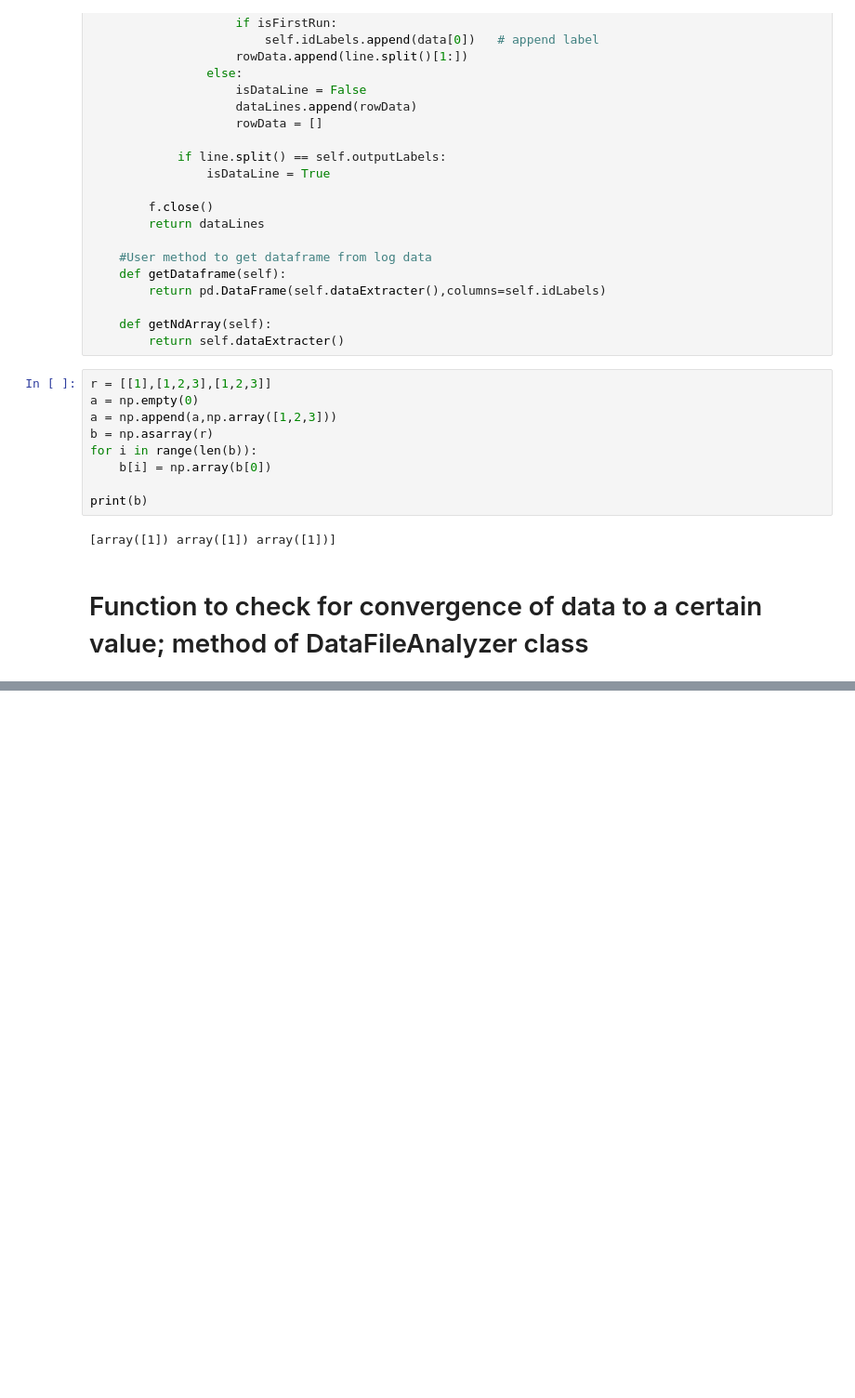
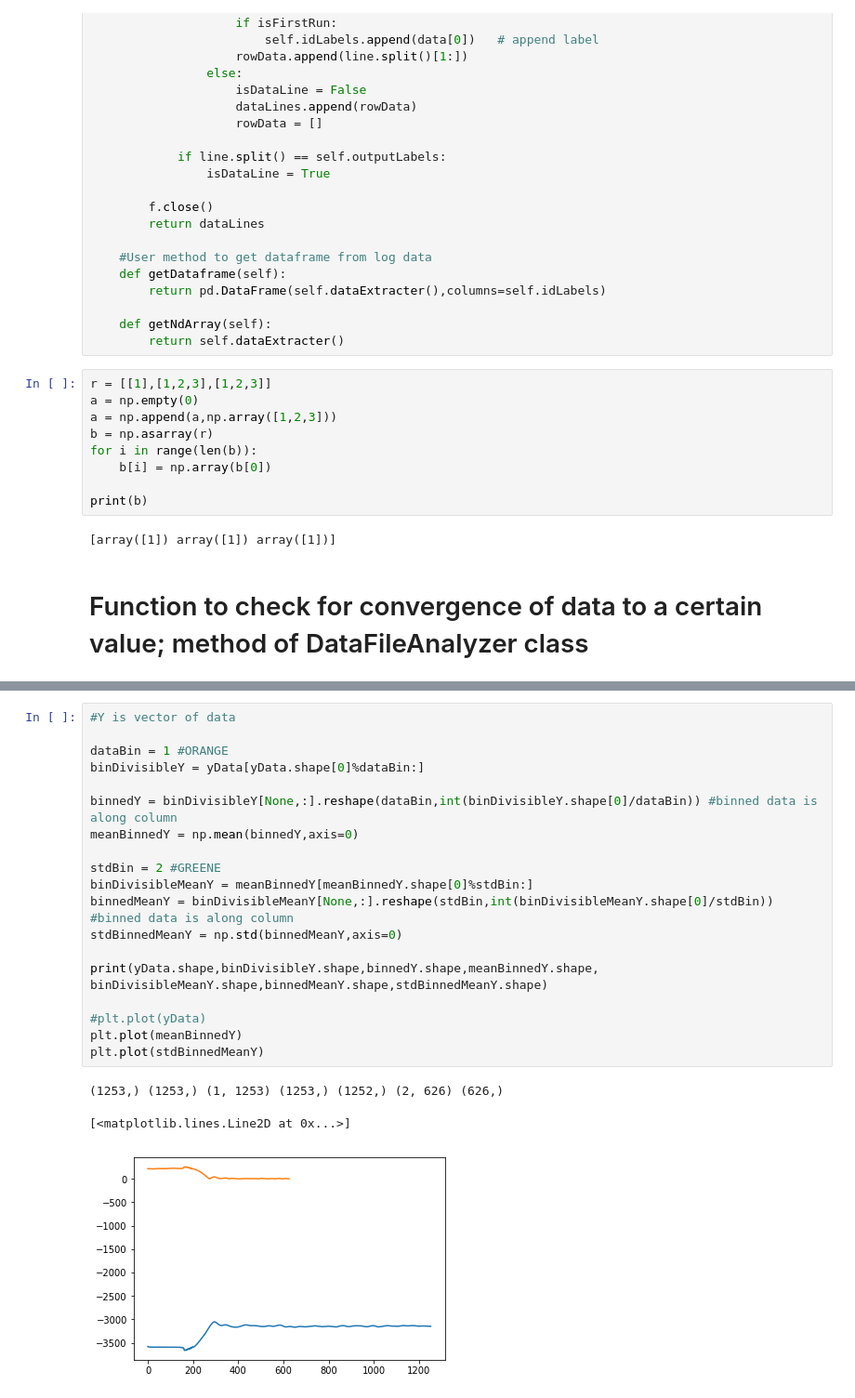
Before and after one commit to CesarLema123/RIPS, a Jupyter notebook: intEnergy/Untitled.ipynb, the cells around one changed output, grey strips where cells are left out. Shown: that part at 93% size. Drawn from its saved outputs; the diff is of its cells as text; blank space fills up the shorter version.

```diff
--- a/intEnergy/Untitled.ipynb
+++ b/intEnergy/Untitled.ipynb
@@ -457,0 +533,23 @@ for rang in lst:
+# %%
+#Y is vector of data
+
+dataBin = 1 #ORANGE
+binDivisibleY = yData[yData.shape[0]%dataBin:]
+
+binnedY = binDivisibleY[None,:].reshape(dataBin,int(binDivisibleY.shape[0]/dataBin)) #binned data is along column
+meanBinnedY = np.mean(binnedY,axis=0)
+
+stdBin = 2 #GREENE
+binDivisibleMeanY = meanBinnedY[meanBinnedY.shape[0]%stdBin:]
+binnedMeanY = binDivisibleMeanY[None,:].reshape(stdBin,int(binDivisibleMeanY.shape[0]/stdBin)) #binned data is along column
+stdBinnedMeanY = np.std(binnedMeanY,axis=0)
+
+print(yData.shape,binDivisibleY.shape,binnedY.shape,meanBinnedY.shape, binDivisibleMeanY.shape,binnedMeanY.shape,stdBinnedMeanY.shape)
+
+#plt.plot(yData)
+plt.plot(meanBinnedY)
+plt.plot(stdBinnedMeanY)
+# %% [output]
+(1253,) (1253,) (1, 1253) (1253,) (1252,) (2, 626) (626,)
+[<matplotlib.lines.Line2D at 0x...>]
+[figure, added]
```
Also changed, not shown: parts of 10 cells of this notebook, 6 other files.
